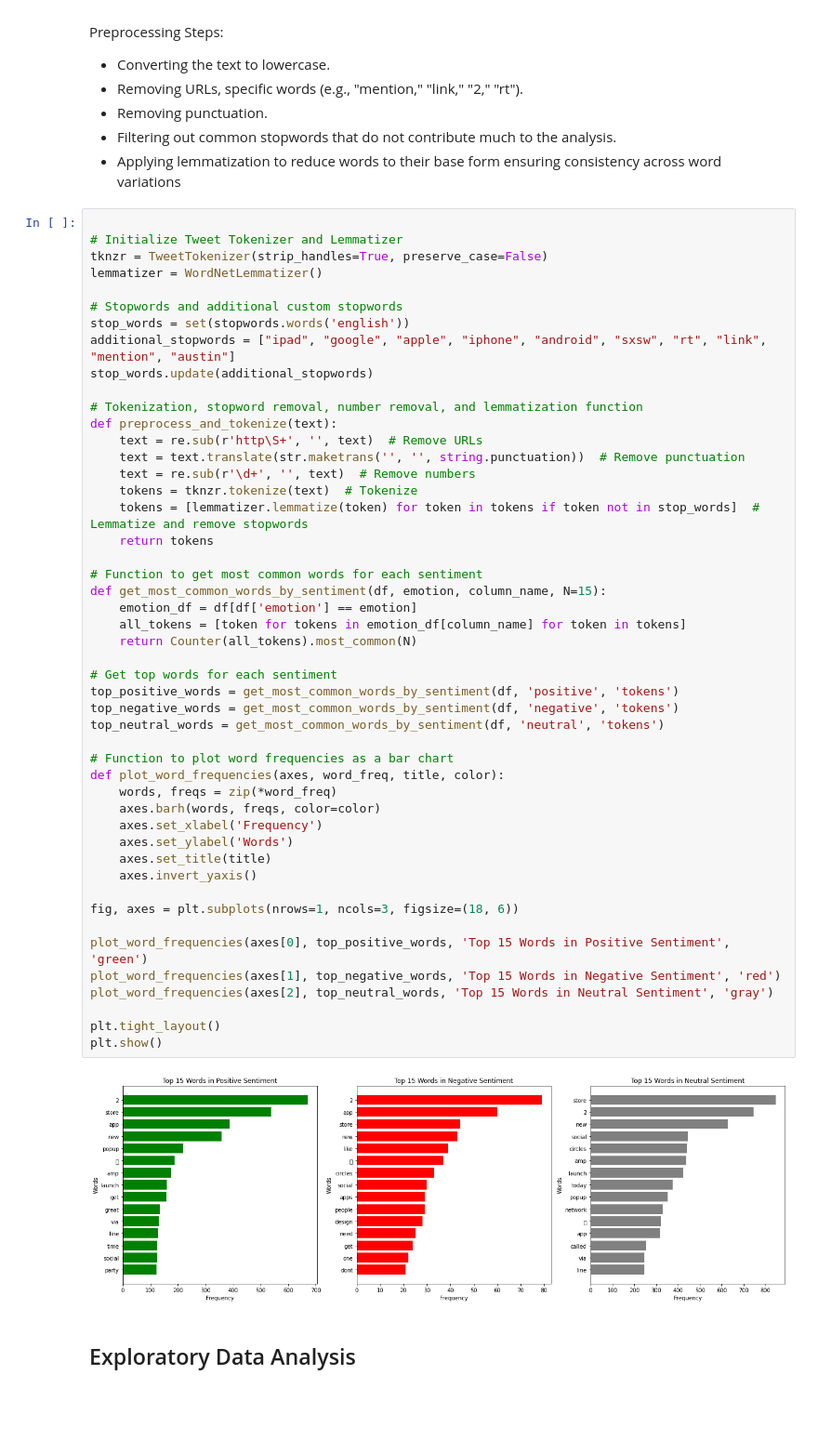
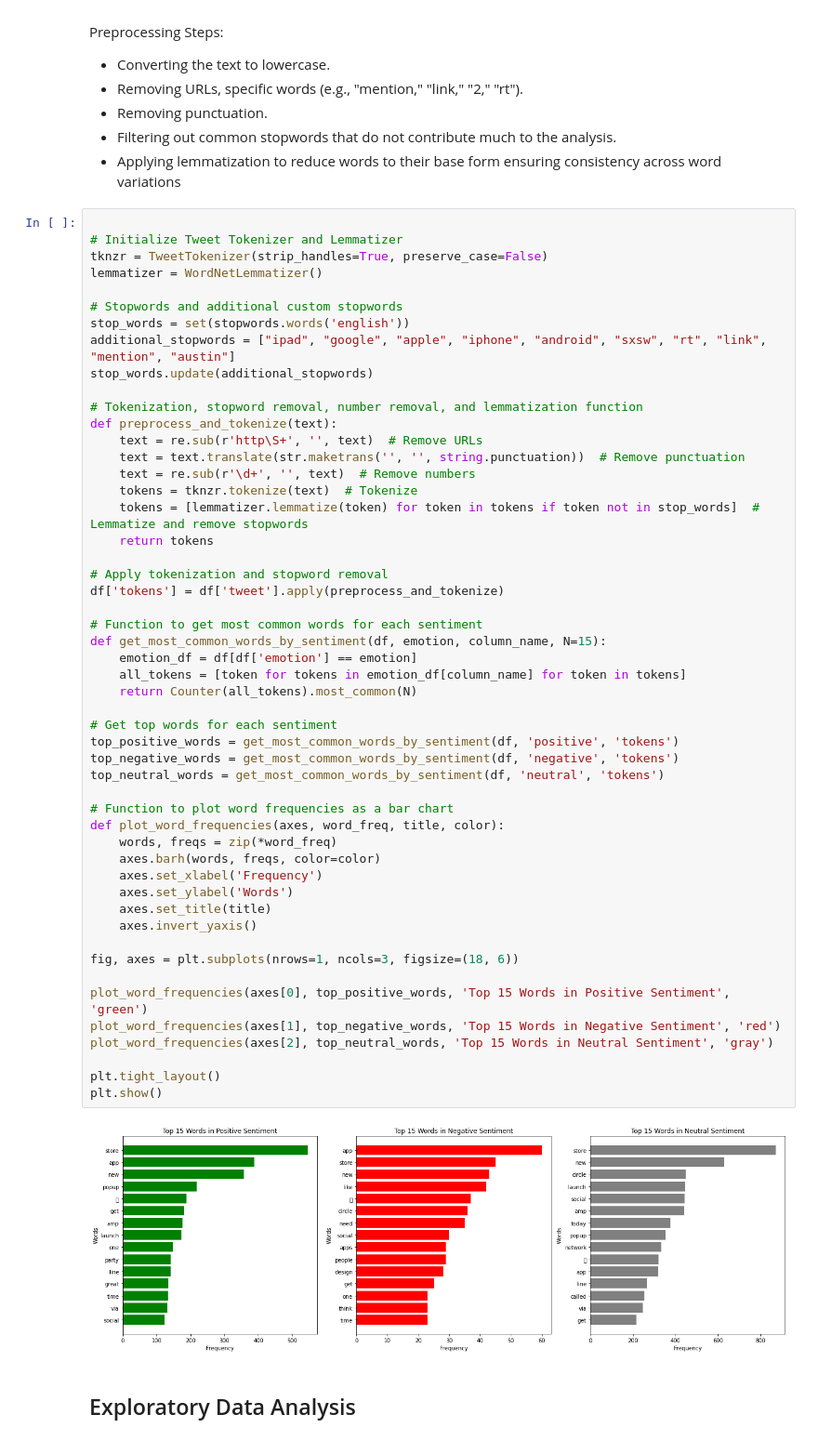
Before and after one commit to KImondorose/Deciphering-the-Public-Opinion-on-Apple, a Jupyter notebook: work_in_progress/dave.ipynb, the cells around one changed output. Shown at 93% size. Cells and saved outputs as stored; diff of their text form; blank space fills up the shorter version.

```diff
--- a/work_in_progress/dave.ipynb
+++ b/work_in_progress/dave.ipynb
@@ -364,37 +390,40 @@ def preprocess_and_tokenize(text):
     tokens = tknzr.tokenize(text)  # Tokenize
     tokens = [lemmatizer.lemmatize(token) for token in tokens if token not in stop_words]  # Lemmatize and remove stopwords
     return tokens
+
+# Apply tokenization and stopword removal
+df['tokens'] = df['tweet'].apply(preprocess_and_tokenize)
 
 # Function to get most common words for each sentiment
 def get_most_common_words_by_sentiment(df, emotion, column_name, N=15):
     emotion_df = df[df['emotion'] == emotion]
     all_tokens = [token for tokens in emotion_df[column_name] for token in tokens]
     return Counter(all_tokens).most_common(N)
 
 # Get top words for each sentiment
 top_positive_words = get_most_common_words_by_sentiment(df, 'positive', 'tokens')
 top_negative_words = get_most_common_words_by_sentiment(df, 'negative', 'tokens')
 top_neutral_words = get_most_common_words_by_sentiment(df, 'neutral', 'tokens')
 
 # Function to plot word frequencies as a bar chart
 def plot_word_frequencies(axes, word_freq, title, color):
     words, freqs = zip(*word_freq)
     axes.barh(words, freqs, color=color)
     axes.set_xlabel('Frequency')
     axes.set_ylabel('Words')
     axes.set_title(title)
     axes.invert_yaxis()
 
 fig, axes = plt.subplots(nrows=1, ncols=3, figsize=(18, 6))
 
 plot_word_frequencies(axes[0], top_positive_words, 'Top 15 Words in Positive Sentiment', 'green')
 plot_word_frequencies(axes[1], top_negative_words, 'Top 15 Words in Negative Sentiment', 'red')
 plot_word_frequencies(axes[2], top_neutral_words, 'Top 15 Words in Neutral Sentiment', 'gray')
 
 plt.tight_layout()
 plt.show()
 # %% [output]
-[figure, old version]
+[figure, new version]
 # %% [markdown]
 ## Exploratory Data Analysis
 # %% [markdown]
```
Also changed, not shown: parts of 20 cells of this notebook.
